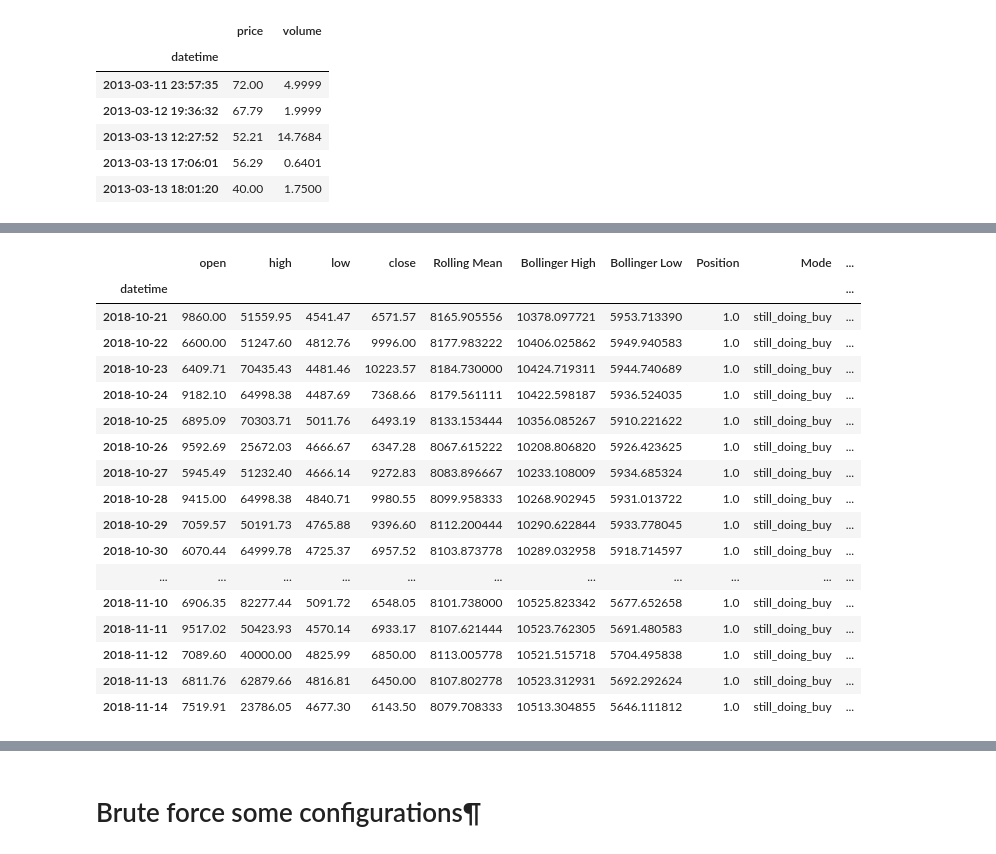
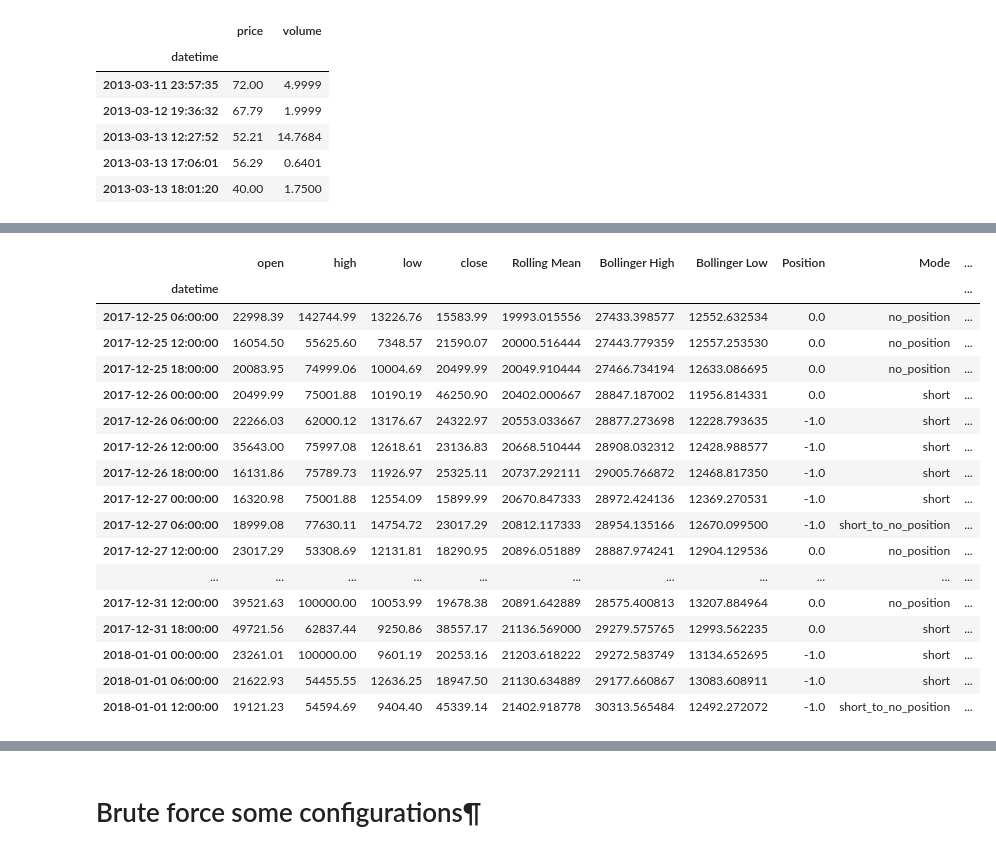
Before and after one commit to jonhilgart22/go-trader, a Jupyter notebook: notebooks/data_exploration.ipynb, the cells around one changed output, grey strips where cells are left out. Saved outputs shown, nothing was run; the diff lists cells and outputs as text; code cells hidden in the pictures.

```diff
--- a/notebooks/data_exploration.ipynb
+++ b/notebooks/data_exploration.ipynb
@@ -233,6 +416,9 @@ class BollingerBandsSimulator:
         self.df['Position'] = None
         self.df['Mode'] = None
         self.number_of_trades = 0
+        buy_has_crossed_mean = False
+        short_has_crossed_mean = False
+
 
         mode = 'no_position'
 
@@ -246,46 +432,48 @@ class BollingerBandsSimulator:
 
             # get out of position if price crosses mean
             # (if mode == 'open' or mode == 'no_position' ) and
+            if mode == 'buy'  and row['close'] > row['Rolling Mean']:
+                buy_has_crossed_mean = True
+
+            if mode == 'short'  and row['close'] < row['Rolling Mean']:
+                short_has_crossed_mean = True
 
             # open -> no_position? no position is below running mean
-            if mode == 'buy'  and row['close'] < row['Rolling Mean']:
-                self.df.iloc[index, self.df.columns.get_loc('Position')] = 0
+            if mode == 'buy'  and row['close'] < row['Rolling Mean'] and buy_has_crossed_mean:
+                self.df.iloc[index, self.df.columns.get_loc('Position')] = 1
+                self.df.iloc[index + 1, self.df.columns.get_loc('Position')] = 0 # for pct change it does a ffilll. ffill with zeros
                 self.df.iloc[index, self.df.columns.get_loc('Mode')] = 'buy_to_no_position'
                 self.number_of_trades  +=1
                 mode = 'no_position'
+                buy_has_crossed_mean = False
 
             # close -> no_position? no position if above running mean
-            if mode == 'short'  and row['close'] > row['Rolling Mean']:
-                self.df.iloc[index, self.df.columns.get_loc('Position')] = 0
+            elif mode == 'short'  and row['close'] > row['Rolling Mean'] and short_has_crossed_mean:
+                self.df.iloc[index, self.df.columns.get_loc('Position')] = -1
+                self.df.iloc[index + 1, self.df.columns.get_loc('Position')] = 0 # for pct change it does a ffilll. ffill with zeros
                 self.df.iloc[index, self.df.columns.get_loc('Mode')] = 'short_to_no_position'
                 self.number_of_trades  +=1
                 mode = 'no_position'
-
-            # initiate buy
-            # if mode == 'no_position' and row['close'] < row['Bollinger Low'] and prev_row['close'] > prev_row['Bollinger Low']:
-            #     self.df.iloc[index, self.df.columns.get_loc('Position')] = 1 # this is our last buy
-            #     self.df.iloc[index, self.df.columns.get_loc('Position') + 1] = 0 # this is our sell
-            #     self.df.iloc[index, self.df.columns.get_loc('Mode')] = 'buy_to_out'
-            #     self.number_of_trades  +=1
-            #     mode = 'no_position'
+                short_has_crossed_mean = False
 
             # buy
-            if mode == 'no_position' and  prev_row['close'] > prev_row['Bollinger Low']:
-                self.df.iloc[index, self.df.columns.get_loc('Position')] = 1 # buy
+            elif mode == 'no_position' and row['close'] < row['Bollinger Low'] and prev_row['close'] > prev_row['Bollinger Low']:
+                self.df.iloc[index, self.df.columns.get_loc('Position')] = 0 # buy. add one to index so that pct_change works
+                self.df.iloc[index + 1, self.df.columns.get_loc('Position')] = 1 # buy. add one to index so that pct_change works
                 self.df.iloc[index, self.df.columns.get_loc('Mode')] = 'buy'
                 self.number_of_trades  +=1
                 mode = 'buy'
 
             # short?
-            if mode == 'no_position' and prev_row['close'] > prev_row['Bollinger High']:
-                print('')
-                self.df.iloc[index, self.df.columns.get_loc('Position')] = -1 #  short
+            elif mode == 'no_position' and  row['close'] > row['Bollinger High'] and prev_row['close'] < prev_row['Bollinger High']:
+                self.df.iloc[index, self.df.columns.get_loc('Position')] = 0 #  short starts at the end of the day. Calculate pct_change starting tomorrow
+                self.df.iloc[index + 1, self.df.columns.get_loc('Position')] = -1 #  short starts at the end of the day. Calculate pct_change starting tomorrow
                 self.df.iloc[index, self.df.columns.get_loc('Mode')] = 'short'
                 self.number_of_trades  +=1
                 mode = 'short'
 
             else:
-                self.df.iloc[index, self.df.columns.get_loc('Mode')] = "still_doing_" + mode
+                self.df.iloc[index, self.df.columns.get_loc('Mode')] = mode
 
     def _calculate_returns(self):
 
@@ -317,7 +505,7 @@ class BollingerBandsSimulator:
 simulator = BollingerBandsSimulator(
     data,
     from_date="2017-01-01",
-    period="24H",
+    period="6H",
     window=90,
     no_of_std=1.5
 )
@@ -342,22 +530,22 @@ for index, pos in simulator.df[simulator.df.index > DATE_FILTER ]['Original Posi
 # %%
-simulator.df[simulator.df.index > "2018-10-20"].head(25)
+simulator.df[simulator.df.index > "2017-12-25"].head(30)
 # %% [output]
 |  | open | high | low | close | Rolling Mean | Bollinger High | Bollinger Low | Position | Mode | ... |
 | datetime |  |  |  |  |  |  |  |  |  | ... |
-| 2018-10-21 | 9860.00 | 51559.95 | 4541.47 | 6571.57 | 8165.905556 | 10378.097721 | 5953.713390 | 1.0 | still_doing_buy | ... |
-| 2018-10-22 | 6600.00 | 51247.60 | 4812.76 | 9996.00 | 8177.983222 | 10406.025862 | 5949.940583 | 1.0 | still_doing_buy | ... |
-| 2018-10-23 | 6409.71 | 70435.43 | 4481.46 | 10223.57 | 8184.730000 | 10424.719311 | 5944.740689 | 1.0 | still_doing_buy | ... |
-| 2018-10-24 | 9182.10 | 64998.38 | 4487.69 | 7368.66 | 8179.561111 | 10422.598187 | 5936.524035 | 1.0 | still_doing_buy | ... |
-| 2018-10-25 | 6895.09 | 70303.71 | 5011.76 | 6493.19 | 8133.153444 | 10356.085267 | 5910.221622 | 1.0 | still_doing_buy | ... |
-| 2018-10-26 | 9592.69 | 25672.03 | 4666.67 | 6347.28 | 8067.615222 | 10208.806820 | 5926.423625 | 1.0 | still_doing_buy | ... |
-| 2018-10-27 | 5945.49 | 51232.40 | 4666.14 | 9272.83 | 8083.896667 | 10233.108009 | 5934.685324 | 1.0 | still_doing_buy | ... |
-| 2018-10-28 | 9415.00 | 64998.38 | 4840.71 | 9980.55 | 8099.958333 | 10268.902945 | 5931.013722 | 1.0 | still_doing_buy | ... |
-| 2018-10-29 | 7059.57 | 50191.73 | 4765.88 | 9396.60 | 8112.200444 | 10290.622844 | 5933.778045 | 1.0 | still_doing_buy | ... |
-| 2018-10-30 | 6070.44 | 64999.78 | 4725.37 | 6957.52 | 8103.873778 | 10289.032958 | 5918.714597 | 1.0 | still_doing_buy | ... |
+| 2017-12-25 06:00:00 | 22998.39 | 142744.99 | 13226.76 | 15583.99 | 19993.015556 | 27433.398577 | 12552.632534 | 0.0 | no_position | ... |
+| 2017-12-25 12:00:00 | 16054.50 | 55625.60 | 7348.57 | 21590.07 | 20000.516444 | 27443.779359 | 12557.253530 | 0.0 | no_position | ... |
+| 2017-12-25 18:00:00 | 20083.95 | 74999.06 | 10004.69 | 20499.99 | 20049.910444 | 27466.734194 | 12633.086695 | 0.0 | no_position | ... |
+| 2017-12-26 00:00:00 | 20499.99 | 75001.88 | 10190.19 | 46250.90 | 20402.000667 | 28847.187002 | 11956.814331 | 0.0 | short | ... |
+| 2017-12-26 06:00:00 | 22266.03 | 62000.12 | 13176.67 | 24322.97 | 20553.033667 | 28877.273698 | 12228.793635 | -1.0 | short | ... |
+| 2017-12-26 12:00:00 | 35643.00 | 75997.08 | 12618.61 | 23136.83 | 20668.510444 | 28908.032312 | 12428.988577 | -1.0 | short | ... |
+| 2017-12-26 18:00:00 | 16131.86 | 75789.73 | 11926.97 | 25325.11 | 20737.292111 | 29005.766872 | 12468.817350 | -1.0 | short | ... |
+| 2017-12-27 00:00:00 | 16320.98 | 75001.88 | 12554.09 | 15899.99 | 20670.847333 | 28972.424136 | 12369.270531 | -1.0 | short | ... |
+| 2017-12-27 06:00:00 | 18999.08 | 77630.11 | 14754.72 | 23017.29 | 20812.117333 | 28954.135166 | 12670.099500 | -1.0 | short_to_no_position | ... |
+| 2017-12-27 12:00:00 | 23017.29 | 53308.69 | 12131.81 | 18290.95 | 20896.051889 | 28887.974241 | 12904.129536 | 0.0 | no_position | ... |
 | ... | ... | ... | ... | ... | ... | ... | ... | ... | ... | ... |
-| 2018-11-10 | 6906.35 | 82277.44 | 5091.72 | 6548.05 | 8101.738000 | 10525.823342 | 5677.652658 | 1.0 | still_doing_buy | ... |
-| 2018-11-11 | 9517.02 | 50423.93 | 4570.14 | 6933.17 | 8107.621444 | 10523.762305 | 5691.480583 | 1.0 | still_doing_buy | ... |
-| 2018-11-12 | 7089.60 | 40000.00 | 4825.99 | 6850.00 | 8113.005778 | 10521.515718 | 5704.495838 | 1.0 | still_doing_buy | ... |
-| 2018-11-13 | 6811.76 | 62879.66 | 4816.81 | 6450.00 | 8107.802778 | 10523.312931 | 5692.292624 | 1.0 | still_doing_buy | ... |
-| 2018-11-14 | 7519.91 | 23786.05 | 4677.30 | 6143.50 | 8079.708333 | 10513.304855 | 5646.111812 | 1.0 | still_doing_buy | ... |
+| 2017-12-31 12:00:00 | 39521.63 | 100000.00 | 10053.99 | 19678.38 | 20891.642889 | 28575.400813 | 13207.884964 | 0.0 | no_position | ... |
+| 2017-12-31 18:00:00 | 49721.56 | 62837.44 | 9250.86 | 38557.17 | 21136.569000 | 29279.575765 | 12993.562235 | 0.0 | short | ... |
+| 2018-01-01 00:00:00 | 23261.01 | 100000.00 | 9601.19 | 20253.16 | 21203.618222 | 29272.583749 | 13134.652695 | -1.0 | short | ... |
+| 2018-01-01 06:00:00 | 21622.93 | 54455.55 | 12636.25 | 18947.50 | 21130.634889 | 29177.660867 | 13083.608911 | -1.0 | short | ... |
+| 2018-01-01 12:00:00 | 19121.23 | 54594.69 | 9404.40 | 45339.14 | 21402.918778 | 30313.565484 | 12492.272072 | -1.0 | short_to_no_position | ... |
 # %%
```
Also changed, not shown: parts of 31 cells of this notebook, 2 other files.
